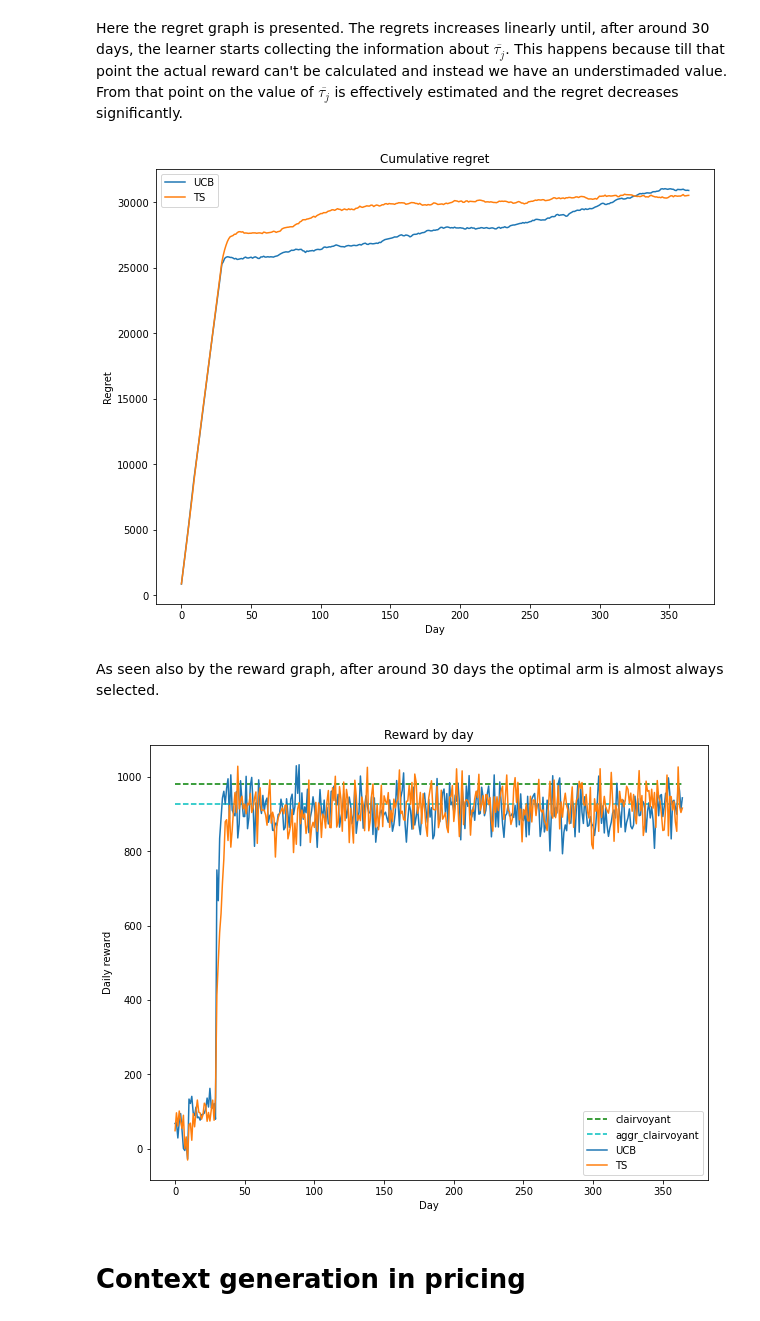
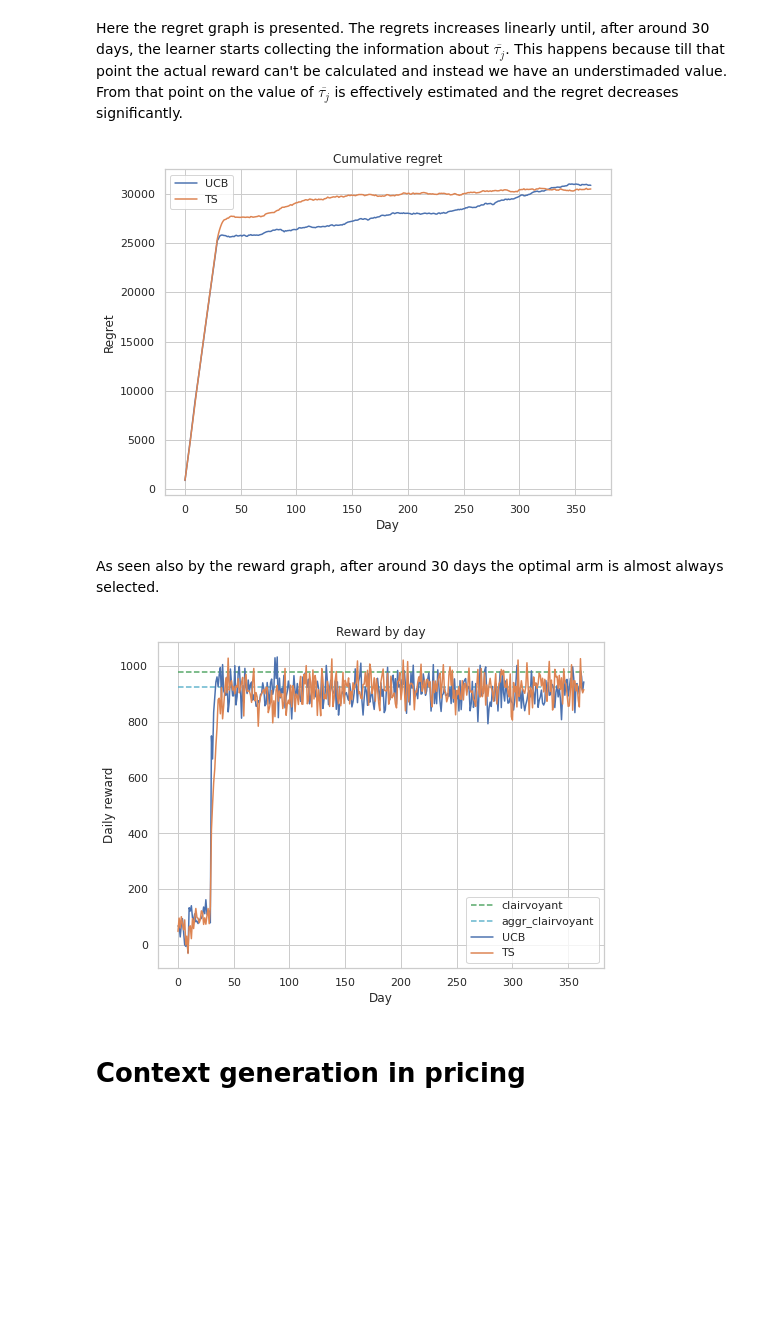
Before and after one commit to fcolombo7/DataIntelligenceApplications, a Jupyter notebook: Pricing Report.ipynb, the cells around one changed output. Cells and saved outputs as stored; diff of their text form; code cells hidden in the pictures; blank space fills up the shorter version.

```diff
--- a/Pricing Report.ipynb
+++ b/Pricing Report.ipynb
@@ -93,15 +94,15 @@ Simulation's result loaded from `simulations_results/result_step3_1.zip`.
 # %% [markdown]
 Here the regret graph is presented. The regrets increases linearly until, after around 30 days, the learner starts collecting the information about $\overline{\tau_{j}}$. This happens because till that point the actual reward can't be calculated and instead we have an understimaded value. From that point on the value of  $\overline{\tau_{j}}$ is effectively estimated and the regret decreases significantly.
 # %%
-task.plot(0, theme='whitegrid')
+task.plot(0, figsize=(8,6))
 # %% [output]
-[figure, old version]
+[figure, new version]
 # %% [markdown]
 As seen also by the reward graph, after around 30 days the optimal arm is almost always selected.
 # %%
-task.plot(1, theme='whitegrid')
+task.plot(1, figsize=(8,6))
 # %% [output]
-[figure, old version]
+[figure, new version]
 # %% [markdown]
 # Context generation in pricing
 # %% [markdown]
```
Also changed, not shown: parts of 10 cells of this notebook, 1 other file.
